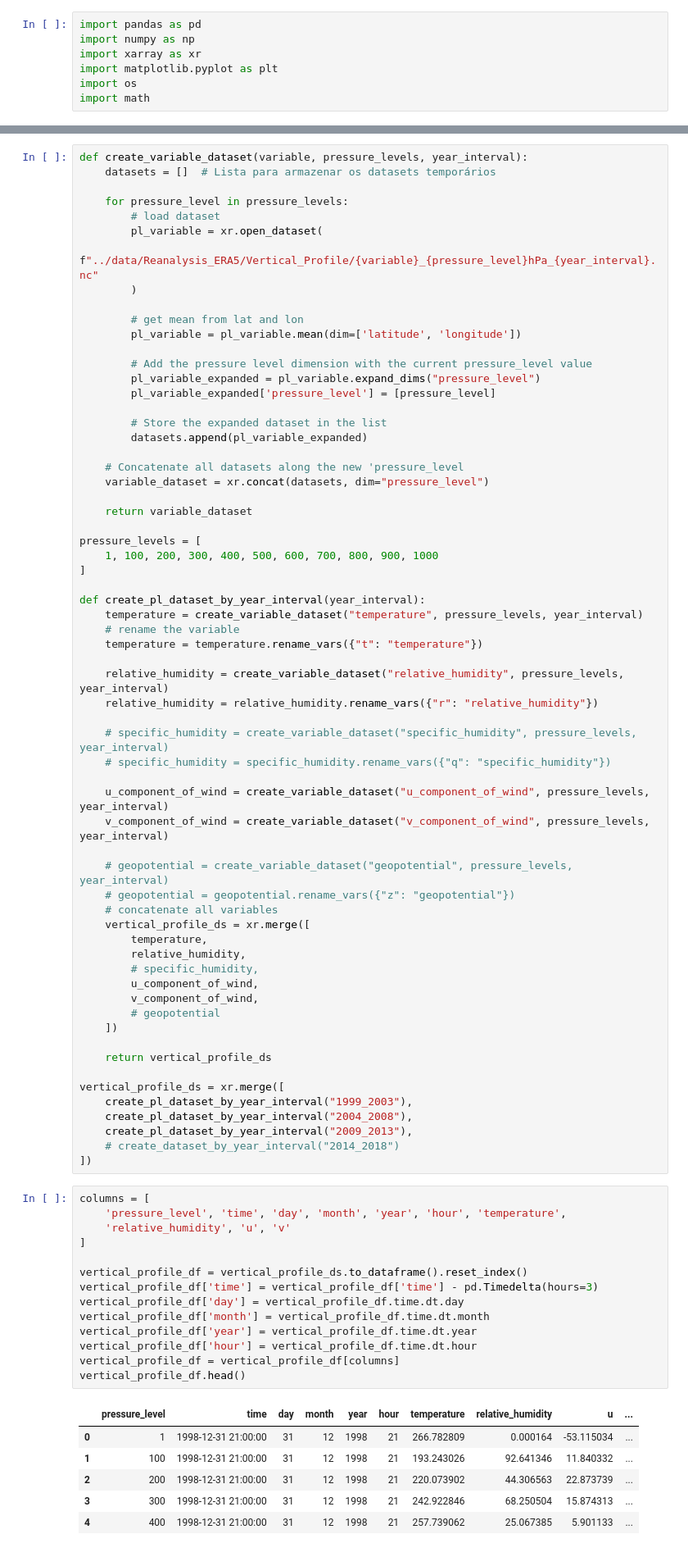
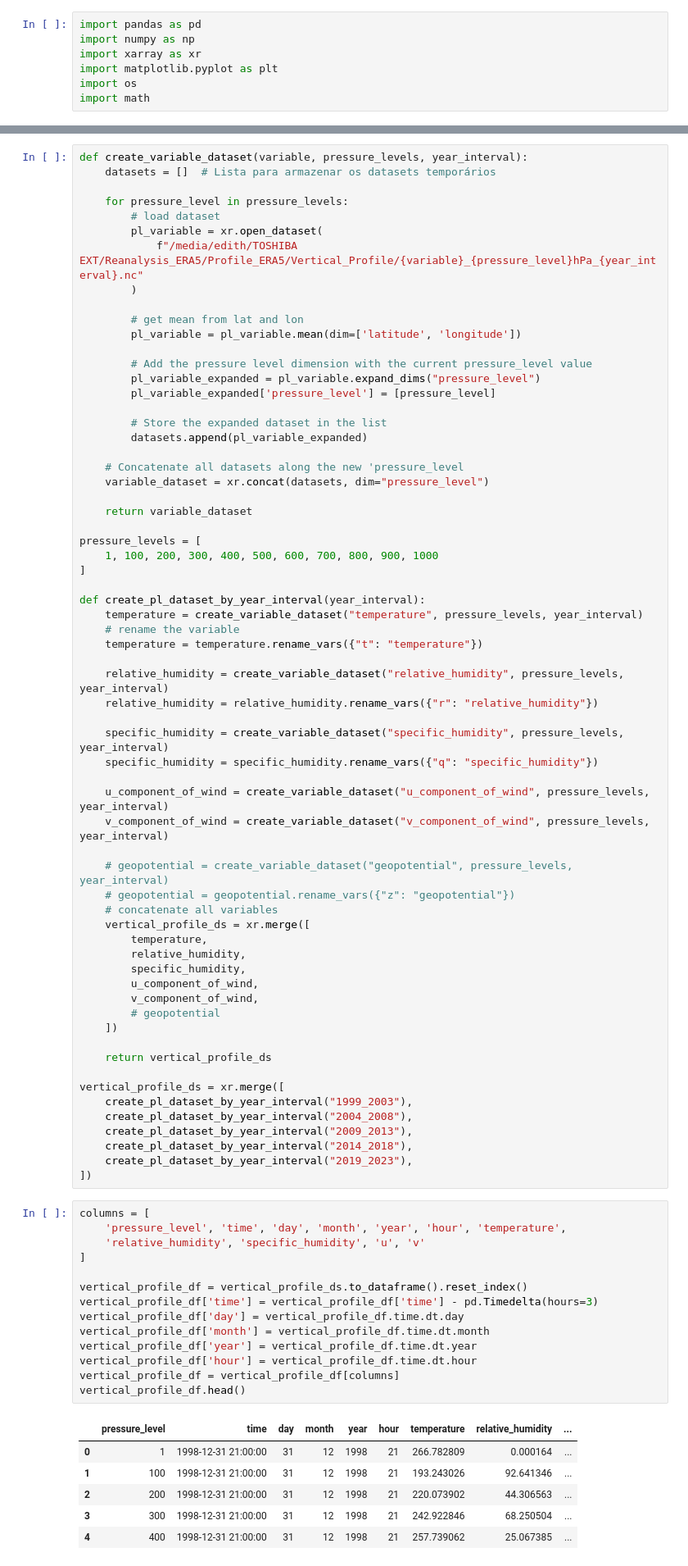
Before and after one commit to killatc/GSST-daytime-sky-quality, a Jupyter notebook: src/vertical_profile.ipynb, the cells around one changed output, grey strips where cells are left out. Shown at 82% size. Drawn from its saved outputs; the diff is of its cells as text.

```diff
--- a/src/vertical_profile.ipynb
+++ b/src/vertical_profile.ipynb
@@ -31,7 +39,7 @@ def create_variable_dataset(variable, pressure_levels, year_interval):
     for pressure_level in pressure_levels:
         # load dataset
         pl_variable = xr.open_dataset(
-            f"../data/Reanalysis_ERA5/Vertical_Profile/{variable}_{pressure_level}hPa_{year_interval}.nc"
+            f"/media/edith/TOSHIBA EXT/Reanalysis_ERA5/Profile_ERA5/Vertical_Profile/{variable}_{pressure_level}hPa_{year_interval}.nc"
         )
 
         # get mean from lat and lon
@@ -61,8 +69,8 @@ def create_pl_dataset_by_year_interval(year_interval):
     relative_humidity = create_variable_dataset("relative_humidity", pressure_levels, year_interval)
     relative_humidity = relative_humidity.rename_vars({"r": "relative_humidity"})
 
-    # specific_humidity = create_variable_dataset("specific_humidity", pressure_levels, year_interval)
-    # specific_humidity = specific_humidity.rename_vars({"q": "specific_humidity"})
+    specific_humidity = create_variable_dataset("specific_humidity", pressure_levels, year_interval)
+    specific_humidity = specific_humidity.rename_vars({"q": "specific_humidity"})
 
     u_component_of_wind = create_variable_dataset("u_component_of_wind", pressure_levels, year_interval)
     v_component_of_wind = create_variable_dataset("v_component_of_wind", pressure_levels, year_interval)
@@ -73,7 +81,7 @@ def create_pl_dataset_by_year_interval(year_interval):
     vertical_profile_ds = xr.merge([
         temperature,
         relative_humidity,
-        # specific_humidity,
+        specific_humidity,
         u_component_of_wind,
         v_component_of_wind,
         # geopotential
@@ -85,29 +93,30 @@ vertical_profile_ds = xr.merge([
     create_pl_dataset_by_year_interval("1999_2003"),
     create_pl_dataset_by_year_interval("2004_2008"),
     create_pl_dataset_by_year_interval("2009_2013"),
-    # create_dataset_by_year_interval("2014_2018")
+    create_pl_dataset_by_year_interval("2014_2018"),
+    create_pl_dataset_by_year_interval("2019_2023"),
 ])
 # %%
 columns = [
     'pressure_level', 'time', 'day', 'month', 'year', 'hour', 'temperature',
-    'relative_humidity', 'u', 'v'
+    'relative_humidity', 'specific_humidity', 'u', 'v'
 ]
 
 vertical_profile_df = vertical_profile_ds.to_dataframe().reset_index()
 vertical_profile_df['time'] = vertical_profile_df['time'] - pd.Timedelta(hours=3)
 vertical_profile_df['day'] = vertical_profile_df.time.dt.day
 vertical_profile_df['month'] = vertical_profile_df.time.dt.month
 vertical_profile_df['year'] = vertical_profile_df.time.dt.year
 vertical_profile_df['hour'] = vertical_profile_df.time.dt.hour
 vertical_profile_df = vertical_profile_df[columns]
 vertical_profile_df.head()
 # %% [output]
-|  | pressure_level | time | day | month | year | hour | temperature | relative_humidity | u | ... |
-| 0 | 1 | 1998-12-31 21:00:00 | 31 | 12 | 1998 | 21 | 266.782809 | 0.000164 | -53.115034 | ... |
-| 1 | 100 | 1998-12-31 21:00:00 | 31 | 12 | 1998 | 21 | 193.243026 | 92.641346 | 11.840332 | ... |
-| 2 | 200 | 1998-12-31 21:00:00 | 31 | 12 | 1998 | 21 | 220.073902 | 44.306563 | 22.873739 | ... |
-| 3 | 300 | 1998-12-31 21:00:00 | 31 | 12 | 1998 | 21 | 242.922846 | 68.250504 | 15.874313 | ... |
-| 4 | 400 | 1998-12-31 21:00:00 | 31 | 12 | 1998 | 21 | 257.739062 | 25.067385 | 5.901133 | ... |
+|  | pressure_level | time | day | month | year | hour | temperature | relative_humidity | ... |
+| 0 | 1 | 1998-12-31 21:00:00 | 31 | 12 | 1998 | 21 | 266.782809 | 0.000164 | ... |
+| 1 | 100 | 1998-12-31 21:00:00 | 31 | 12 | 1998 | 21 | 193.243026 | 92.641346 | ... |
+| 2 | 200 | 1998-12-31 21:00:00 | 31 | 12 | 1998 | 21 | 220.073902 | 44.306563 | ... |
+| 3 | 300 | 1998-12-31 21:00:00 | 31 | 12 | 1998 | 21 | 242.922846 | 68.250504 | ... |
+| 4 | 400 | 1998-12-31 21:00:00 | 31 | 12 | 1998 | 21 | 257.739062 | 25.067385 | ... |
 # %%
 # load single level variables
 
```
Also changed, not shown: parts of 12 cells of this notebook, 2 other files.
